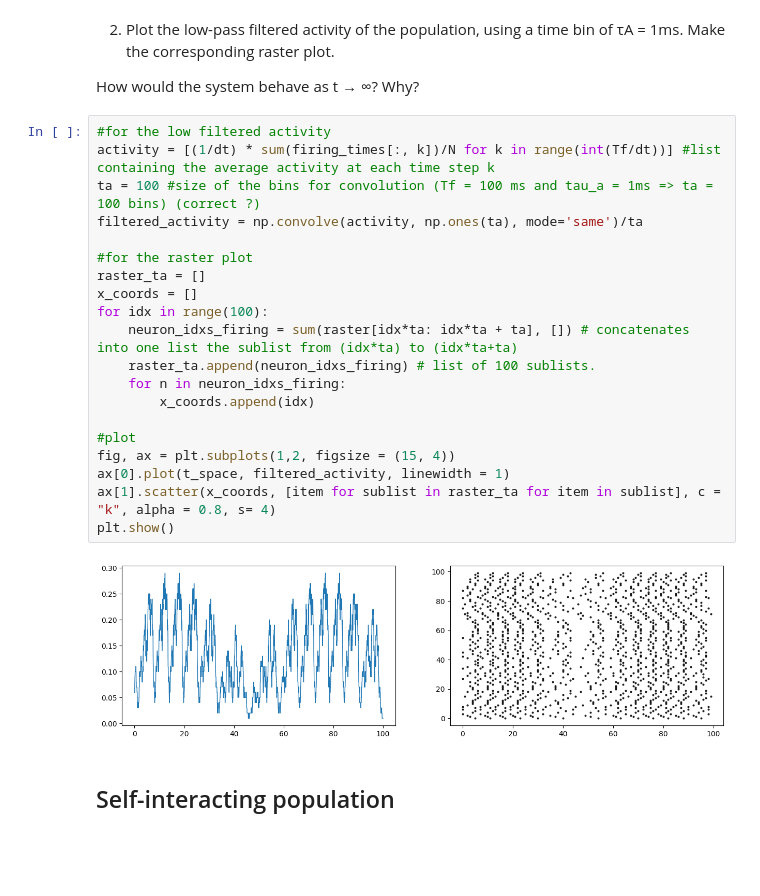
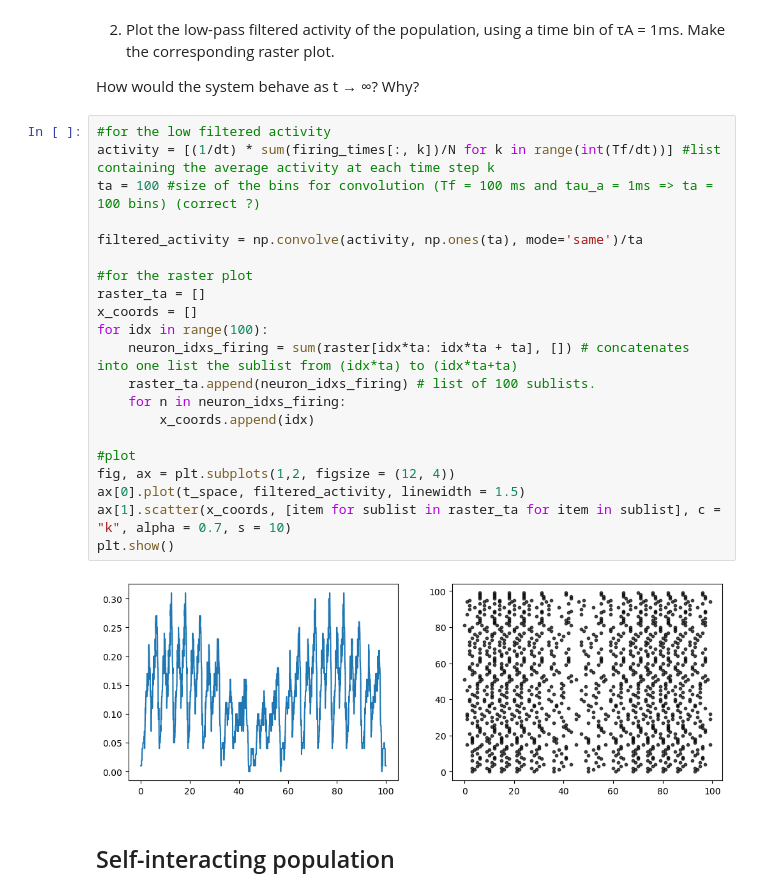
Before and after one commit to louisleger/neurodyn-MP2, a Jupyter notebook: MP2_take2.ipynb, the cells around one changed output. Drawn from its saved outputs; the diff is of its cells as text; blank space fills up the shorter version.

```diff
--- a/MP2_take2.ipynb
+++ b/MP2_take2.ipynb
@@ -67,25 +73,26 @@ How would the system behave as t → ∞? Why?
 # %%
 #for the low filtered activity
 activity = [(1/dt) * sum(firing_times[:, k])/N for k in range(int(Tf/dt))] #list containing the average activity at each time step k
 ta = 100 #size of the bins for convolution (Tf = 100 ms and tau_a = 1ms => ta = 100 bins) (correct ?)
+
 filtered_activity = np.convolve(activity, np.ones(ta), mode='same')/ta
 
 #for the raster plot
 raster_ta = []
 x_coords = []
 for idx in range(100):
     neuron_idxs_firing = sum(raster[idx*ta: idx*ta + ta], []) # concatenates into one list the sublist from (idx*ta) to (idx*ta+ta)
     raster_ta.append(neuron_idxs_firing) # list of 100 sublists.
     for n in neuron_idxs_firing:
         x_coords.append(idx)
 
 #plot
-fig, ax = plt.subplots(1,2, figsize = (15, 4))
-ax[0].plot(t_space, filtered_activity, linewidth = 1)
-ax[1].scatter(x_coords, [item for sublist in raster_ta for item in sublist], c = "k", alpha = 0.8, s= 4)
+fig, ax = plt.subplots(1,2, figsize = (12, 4))
+ax[0].plot(t_space, filtered_activity, linewidth = 1.5)
+ax[1].scatter(x_coords, [item for sublist in raster_ta for item in sublist], c = "k", alpha = 0.7, s = 10)
 plt.show()
 # %% [output]
-[figure, old version]
+[figure, new version]
 # %% [markdown]
 ## Self-interacting population
 # %%
```
Also changed, not shown: parts of 25 cells of this notebook, 1 other file.
